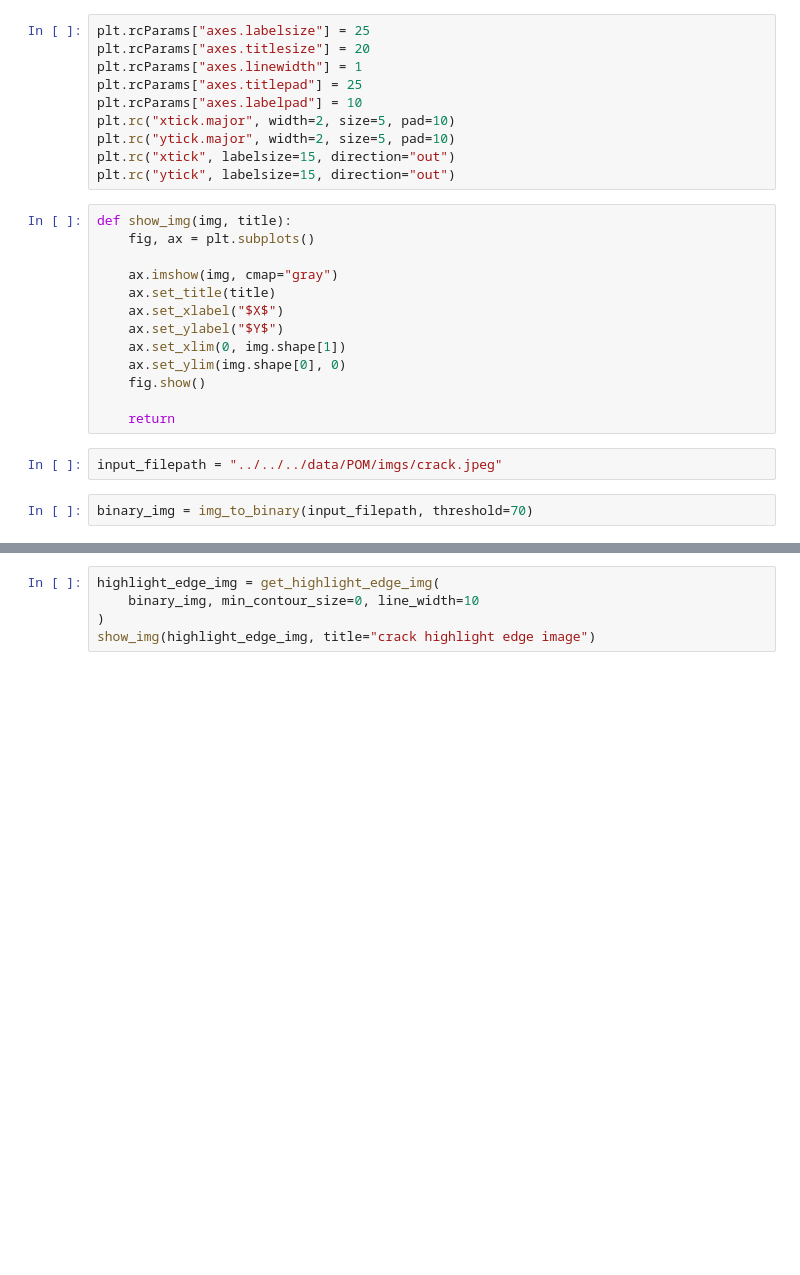
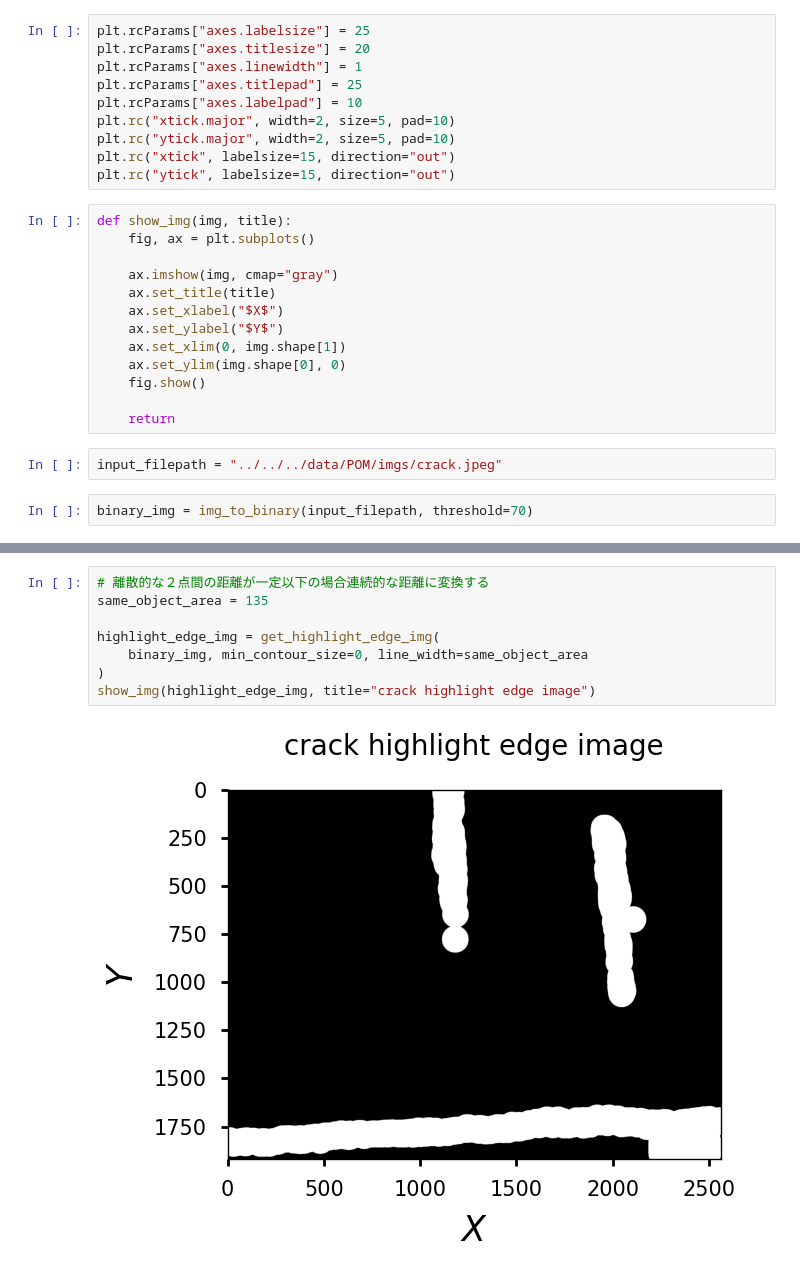
Before and after one commit to t-tsukuba/Experiment-Analysis, a Jupyter notebook: program/POM/image_analysis/analysis.ipynb, the cells around one changed output, grey strips where cells are left out. Cells and saved outputs as stored; diff of their text form; blank space fills up the shorter version.

Commit message:
離散的な２点間の距離が一定以下の場合連続的な距離に変換

```diff
--- a/program/POM/image_analysis/analysis.ipynb
+++ b/program/POM/image_analysis/analysis.ipynb
@@ -34,5 +36,10 @@ show_img(binary_img, title="crack binary image")
 # %%
+# 離散的な２点間の距離が一定以下の場合連続的な距離に変換する
+same_object_area = 135
+
 highlight_edge_img = get_highlight_edge_img(
-    binary_img, min_contour_size=0, line_width=10
+    binary_img, min_contour_size=0, line_width=same_object_area
 )
 show_img(highlight_edge_img, title="crack highlight edge image")
+# %% [output]
+[figure, added]
```
Also changed, not shown: parts of 1 cell of this notebook.
